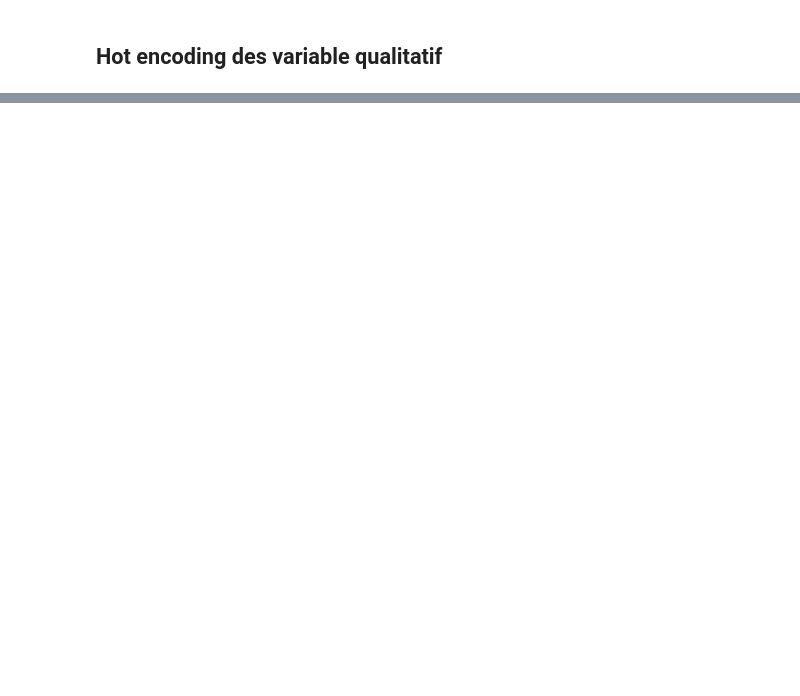
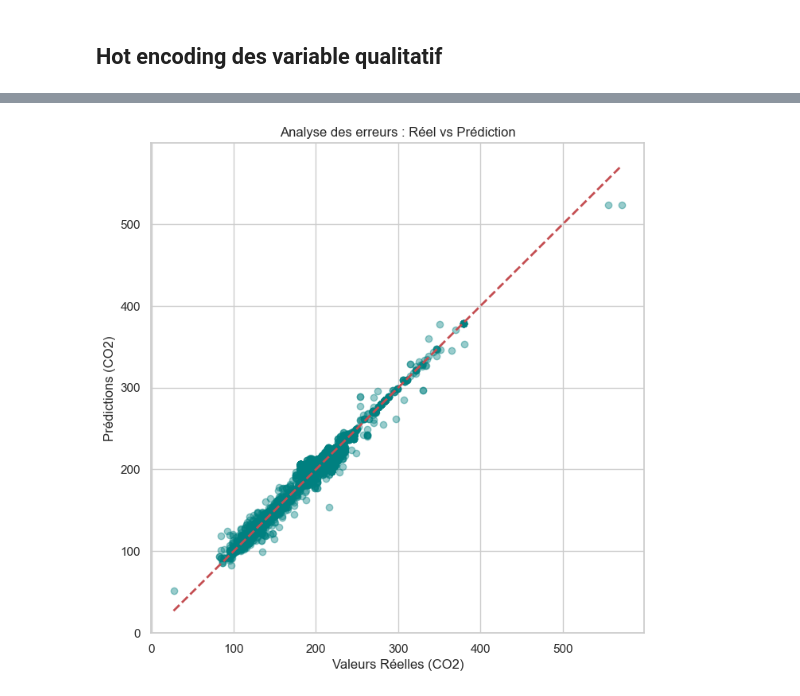
Before and after one commit to Ernest-Wambo/Prediction-of-CO2-emissions-Linear-Regression, a Jupyter notebook: Projet.ipynb, the cells around one changed output, grey strips where cells are left out. Saved outputs shown, nothing was run; the diff lists cells and outputs as text; code cells hidden in the pictures; blank space fills up the shorter version.

```diff
--- a/Projet.ipynb
+++ b/Projet.ipynb
@@ -186,0 +385,32 @@ df = df.drop_duplicates()
+# %%
+from sklearn.linear_model import LinearRegression, Ridge
+from sklearn.ensemble import RandomForestRegressor, GradientBoostingRegressor
+from xgboost import XGBRegressor
+from sklearn.neighbors import KNeighborsRegressor
+
+# Initialisation des modèles
+lr_model = LinearRegression()
+rf_model = RandomForestRegressor(n_estimators=100, random_state=42)
+gb_model = GradientBoostingRegressor(n_estimators=100, learning_rate=0.1, max_depth=5, random_state=42)
+xgb_model = XGBRegressor(n_estimators=100, learning_rate=0.1, max_depth=5, random_state=42)
+knn_model = KNeighborsRegressor(n_neighbors=5)
+ridge_model = Ridge(alpha=1.0)
+
+# Entraînement
+print("Entraînement de la Régression Linéaire")
+lr_model.fit(X_train, y_train)
+
+print("Entraînement du Random Forest ")
+rf_model.fit(X_train, y_train)
+
+print("Entraînement du Gradient Boosting")
+gb_model.fit(X_train, y_train)
+
+print("Entraînement du xGboost ")
+xgb_model.fit(X_train, y_train)
+
+print("Entraînement de knn model")
+knn_model.fit(X_train, y_train)
+
+print("Entraînement du model ridge(version ameliore RL)")
+ridge_model.fit(X_train, y_train)
@@ -186,0 +503,13 @@ df = df.drop_duplicates()
+# %%
+# Comparaison visuelle des prédictions du Random Forest
+y_pred_rf = rf_model.predict(X_test)
+
+plt.figure(figsize=(8, 8))
+plt.scatter(y_test, y_pred_rf, alpha=0.4, color='teal')
+plt.plot([y_test.min(), y_test.max()], [y_test.min(), y_test.max()], 'r--', lw=2) # Ligne de perfection
+plt.xlabel('Valeurs Réelles (CO2)')
+plt.ylabel('Prédictions (CO2)')
+plt.title('Analyse des erreurs : Réel vs Prédiction')
+plt.show()
+# %% [output]
+[figure, added]
```
Also changed, not shown: parts of 39 cells of this notebook, 1 other file.
